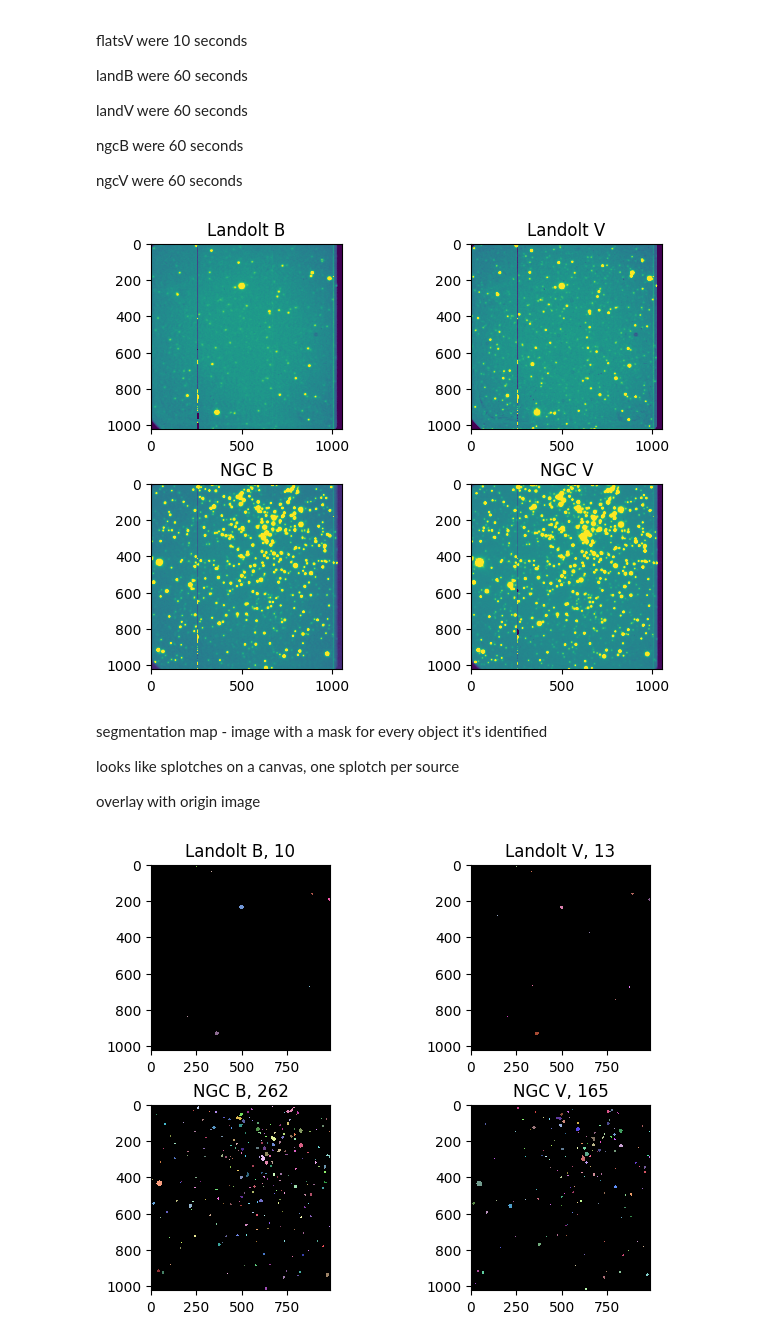
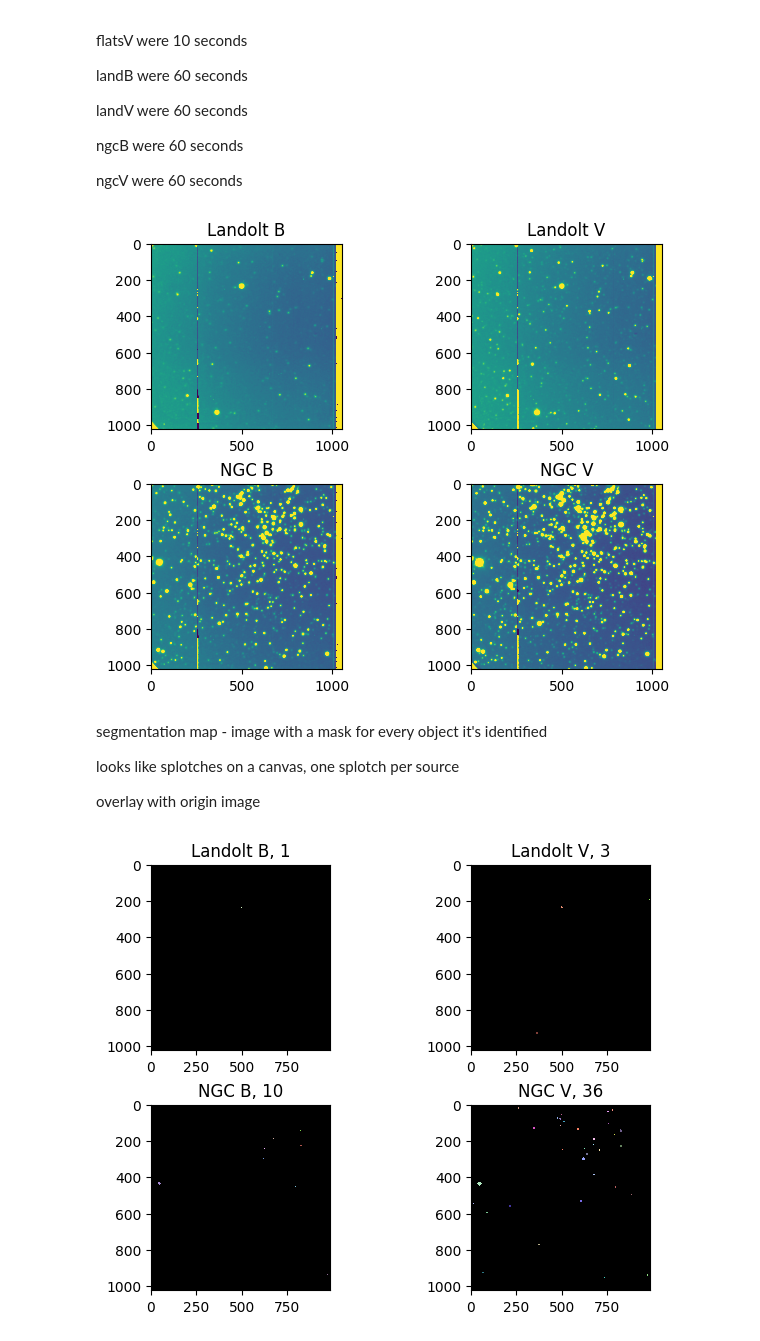
Before and after one commit to askemer/ASTR257_2024, a Jupyter notebook: student_work/adityars/hr/hr.ipynb, the cells around one changed output. Cells and saved outputs as stored; diff of their text form; code cells hidden in the pictures.

```diff
--- a/student_work/adityars/hr/hr.ipynb
+++ b/student_work/adityars/hr/hr.ipynb
@@ -32,21 +32,26 @@ def fname_to_data(fname, calib):
 
 darks, biases, flatsB, flatsV = map(lambda x: fname_to_data(x, "calibration"), ["dark", "bias", "flatB", "flatV"])
 landBs, landVs, ngcBs, ngcVs = map(lambda x: fname_to_data(x, "ngc 6819"), ["land_b", "land_v", "ngc_b", "ngc_v"])
-
-med_dark, med_bias = map(lambda x: np.nanmedian(x, axis=2), [darks, biases])
-for i in range(3):
-    darks[:,:,i] = med_dark
-    biases[:,:,i] = med_bias
-
-mediandiv = lambda data: np.nanmedian(data, axis=(0,1))
-
-flatsB_minus_darks = mediandiv((flatsB - darks / 2 - biases))
-flatsV_minus_darks = mediandiv((flatsV - darks / 6 - biases))
-
-corr_landBs, corr_ngcBs = map(lambda x: (x - darks) / flatsB_minus_darks, [landBs, ngcBs])
-corr_landVs, corr_ngcVs = map(lambda x: (x - darks) / flatsV_minus_darks, [landVs, ngcVs])
-
-landB, landV, ngcB, ngcV = map(lambda x: np.nanmedian(x, axis=2), [corr_landBs, corr_landVs, corr_ngcBs, corr_ngcVs])
+# %%
+med_dark, med_bias, med_flatB, med_flatV = map(lambda x: np.nanmedian(x, axis=2), [darks, biases, flatsB, flatsV])
+med_dark = med_dark - med_bias
+med_flatB = med_flatB - med_bias
+med_flatV = med_flatV - med_bias
+
+mediandiv = lambda x: x / np.nanmedian(x)
+
+corr_landBs, corr_landVs, corr_ngcBs, corr_ngcVs = [np.zeros_like(x) for x in [landBs, landVs, ngcBs, ngcVs]]
+denomB = mediandiv(med_flatB - med_dark / 2)
+denomV = mediandiv(med_flatV - med_dark / 6)
+denomB[np.where(denomB == 0)] = 1
+denomV[np.where(denomV == 0)] = 1
+for i in range(3):
+    corr_landBs[:,:,i] = ((landBs[:,:,i] - med_bias) - med_dark / 2) / denomB
+    corr_landVs[:,:,i] = ((landVs[:,:,i] - med_bias) - med_dark / 6) / denomV
+    corr_ngcBs[:,:,i] = ((ngcBs[:,:,i] - med_bias) - med_dark / 2) / denomB
+    corr_ngcVs[:,:,i] = ((ngcVs[:,:,i] - med_bias) - med_dark / 6) / denomV
+
+landB, landV, ngcB, ngcV = map(lambda x: np.nanmedian(x, axis=2), [corr_landBs, corr_landVs, corr_ngcBs, corr_ngcVs])
 # %% [markdown]
 checking exposure times here
 
@@ -77,4 +82,4 @@ for (pos, d, n) in zip(['A', 'B', 'C', 'D'], [landB, landV, ngcB, ngcV], ["Lando
     ax_dict[pos].set_title(n)
     # plt.colorbar(im, ax=ax_dict[pos])
 # %% [output]
-[figure, old version]
+[figure, new version]
@@ -94,14 +96,14 @@ if ngcB.shape[1] == 1056:
 # %%
 from photutils.segmentation import detect_sources
 fig = plt.figure(constrained_layout=True)
 ax_dict = fig.subplot_mosaic(mosaic)
 for (pos, d, n) in zip(['A', 'B', 'C', 'D'], [landB, landV, ngcB, ngcV], ["Landolt B", "Landolt V", "NGC B", "NGC V"]):
-    seg_i = detect_sources(d, threshold=0.04, npixels=9)
+    seg_i = detect_sources(d, threshold=3000, npixels=9)
     im = ax_dict[pos].imshow(seg_i, cmap=seg_i.cmap, interpolation='nearest')
     ax_dict[pos].set_title(f"{n}, {seg_i.nlabels}")
     # plt.colorbar(im, ax=ax_dict[pos])
 # %% [output]
-[figure, old version]
+[figure, new version]
 # %%
 photometry = BasicPSFPhotometry(
     group_maker = DAOGroup(crit_separation=3),
```
Also changed, not shown: parts of 9 cells of this notebook, 4 other files.
